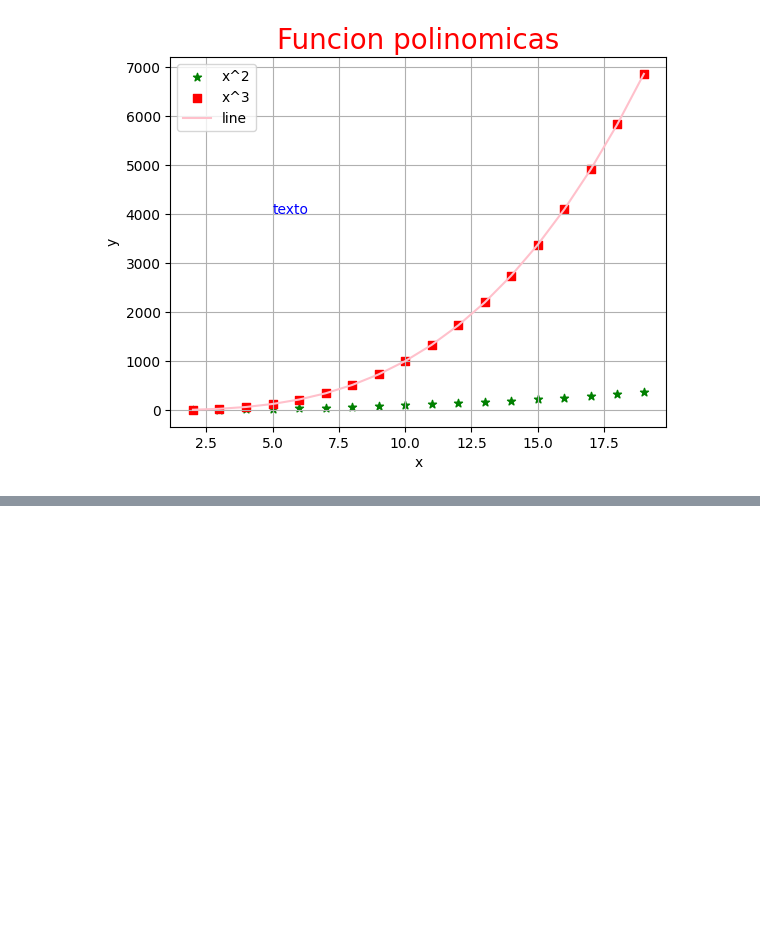
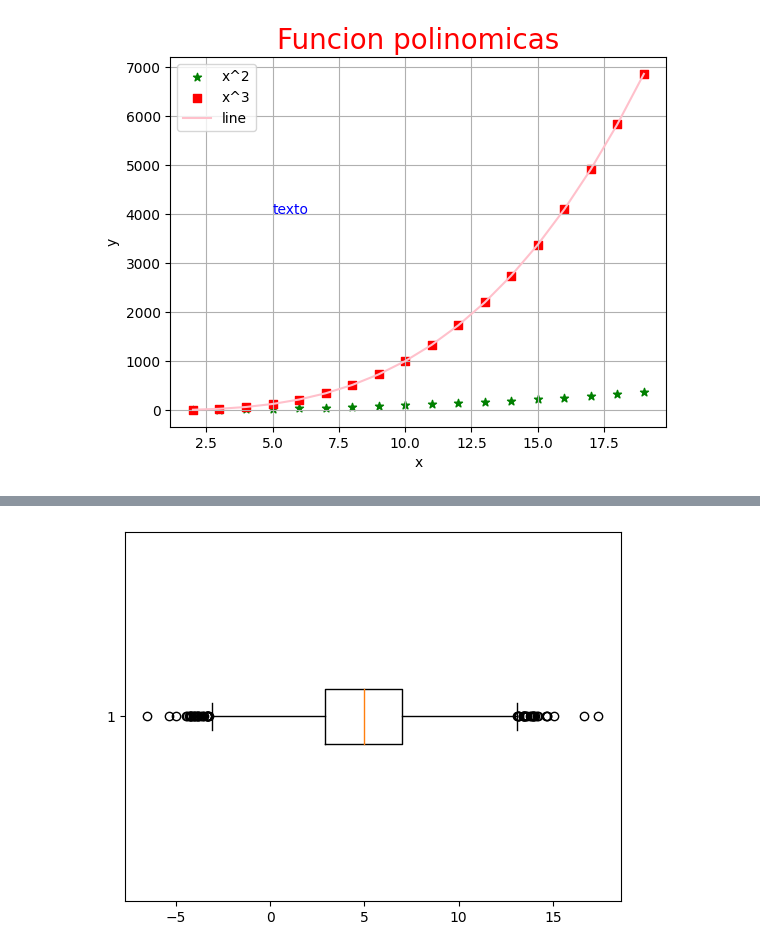
Before and after one commit to JhonArias97/Herramientas-para-big-data, a Jupyter notebook: notebooks/plots.ipynb, the cells around one changed output, grey strips where cells are left out. Cells and saved outputs as stored; diff of their text form; code cells hidden in the pictures; blank space fills up the shorter version.

```diff
--- a/notebooks/plots.ipynb
+++ b/notebooks/plots.ipynb
@@ -28,0 +52,4 @@ Text(5, 4000, 'texto')
+# %%
+plt.boxplot(a, vert=False);
+# %% [output]
+[figure, added]
```
Also changed, not shown: parts of 5 cells of this notebook.
